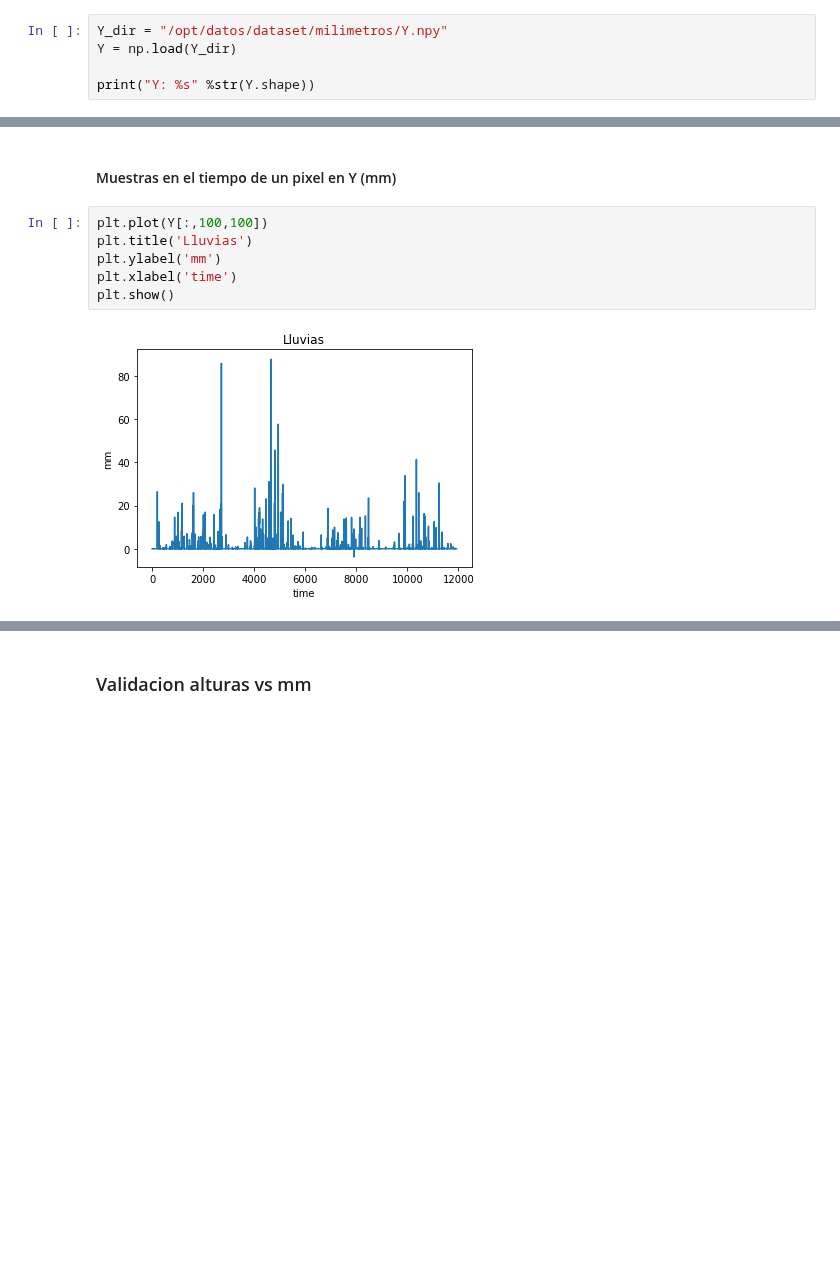
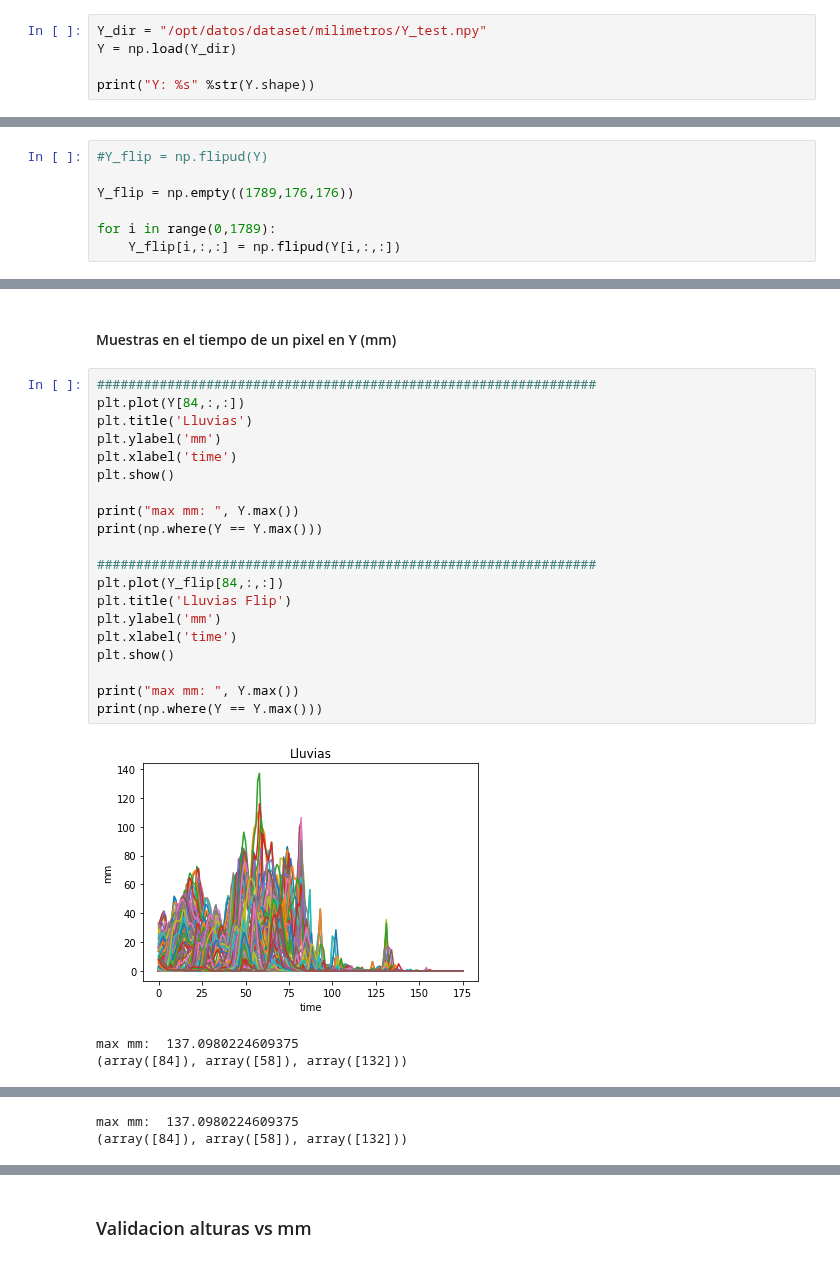
Before and after one commit to JFC95/ProyectoIntegrador_Weather, a Jupyter notebook: Notebooks/check_Dataset.ipynb, the cells around one changed output, grey strips where cells are left out. Saved outputs shown, nothing was run; the diff lists cells and outputs as text; blank space fills up the shorter version.

```diff
--- a/Notebooks/check_Dataset.ipynb
+++ b/Notebooks/check_Dataset.ipynb
@@ -98,7 +44,7 @@ plt.show()
 # %% [output]
 [figure]
 # %%
-Y_dir = "/opt/datos/dataset/milimetros/Y.npy"
+Y_dir = "/opt/datos/dataset/milimetros/Y_test.npy"
 Y = np.load(Y_dir)
 
 print("Y: %s" %str(Y.shape))
@@ -106,0 +53,7 @@ Y: (11928, 176, 176)
+# %%
+#Y_flip = np.flipud(Y)
+
+Y_flip = np.empty((1789,176,176))
+
+for i in range(0,1789):
+    Y_flip[i,:,:] = np.flipud(Y[i,:,:])
@@ -107,10 +82,26 @@ Y: (11928, 176, 176)
 # %% [markdown]
 #### Muestras en el tiempo de un pixel en Y (mm)
 # %%
-plt.plot(Y[:,100,100])
+################################################################
+plt.plot(Y[84,:,:])
 plt.title('Lluvias')
 plt.ylabel('mm')
 plt.xlabel('time')
 plt.show()
+
+print("max mm: ", Y.max())
+print(np.where(Y == Y.max()))
+
+################################################################
+plt.plot(Y_flip[84,:,:])
+plt.title('Lluvias Flip')
+plt.ylabel('mm')
+plt.xlabel('time')
+plt.show()
+
+print("max mm: ", Y.max())
+print(np.where(Y == Y.max()))
 # %% [output]
-[figure, old version]
+[figure, new version]
+max mm:  137.0980224609375
+(array([84]), array([58]), array([132]))
@@ -117 +109,3 @@ plt.show()
+max mm:  137.0980224609375
+(array([84]), array([58]), array([132]))
 # %%
```
Also changed, not shown: parts of 25 cells of this notebook.
